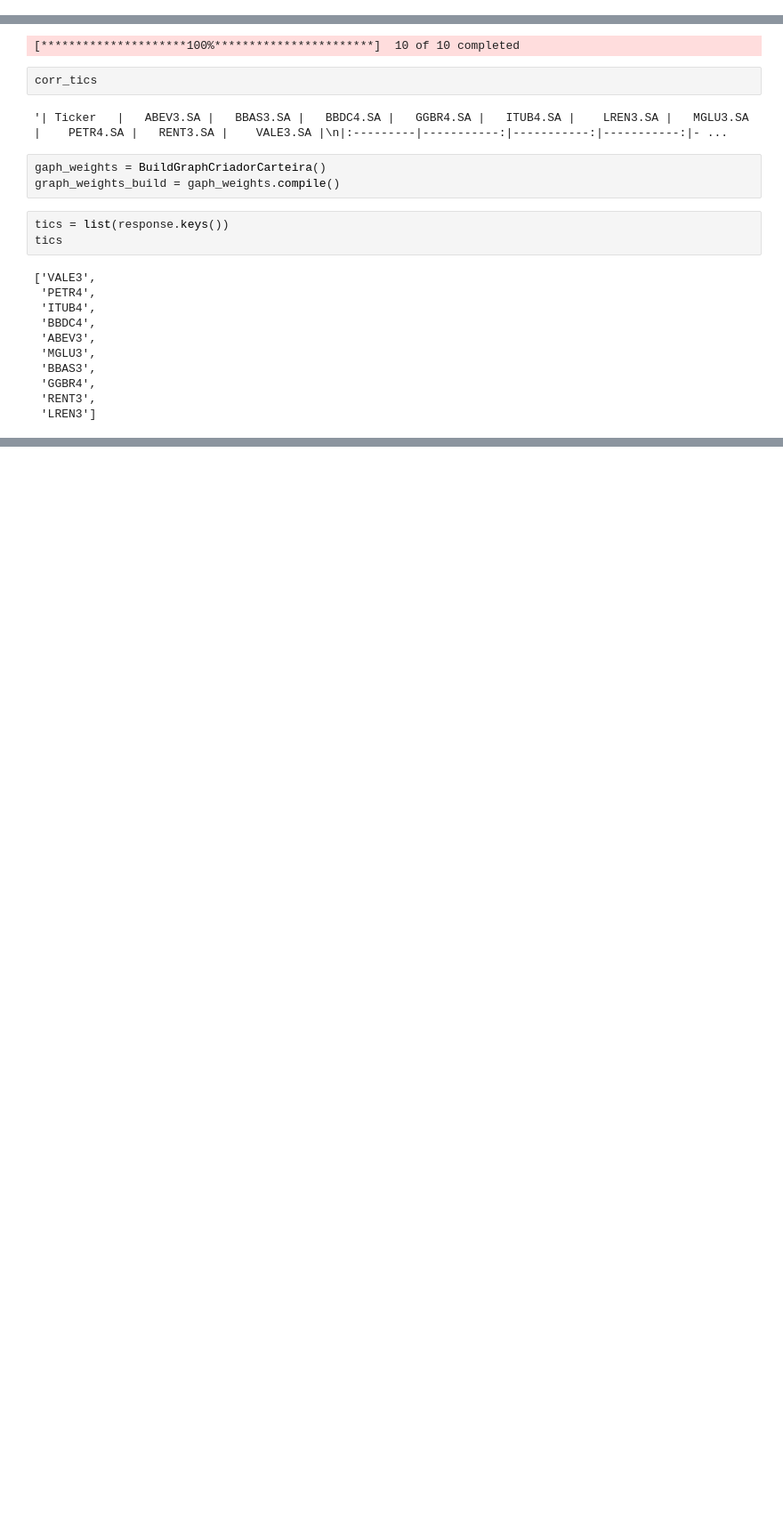
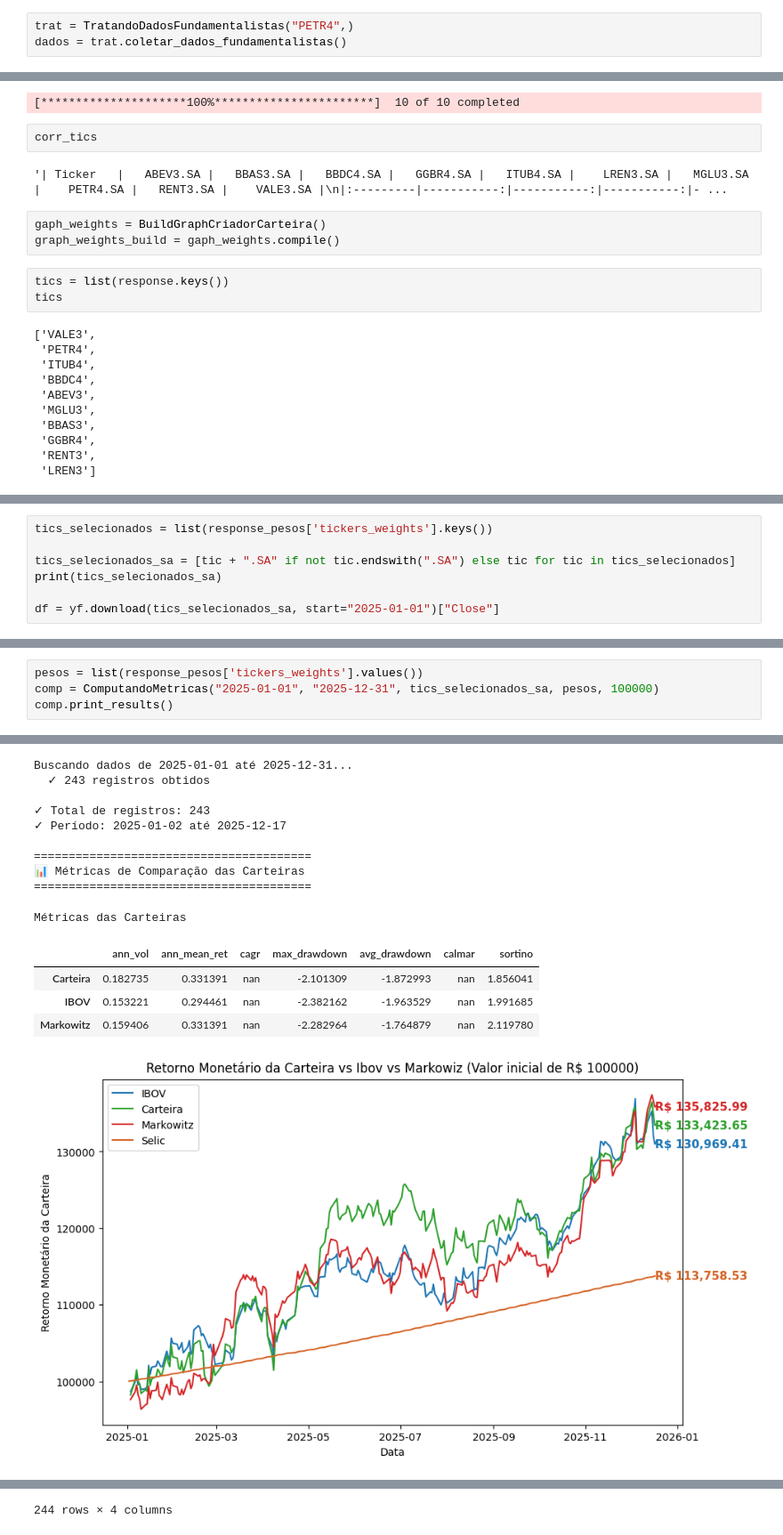
Before and after one commit to Jeferson100/Agent-Portfolio-Optimizer, a Jupyter notebook: notebooks/chamando_agentes.ipynb, the cells around one changed output, grey strips where cells are left out. Shown: that part at 89% size. Cells and saved outputs as stored; diff of their text form; blank space fills up the shorter version.

```diff
--- a/notebooks/chamando_agentes.ipynb
+++ b/notebooks/chamando_agentes.ipynb
@@ -42,3 +42,6 @@ OpenTelemetry Tracing Details
 # Chamando agentes
 # %%
 from portfolio_optimizer import BuildGraphAvaliacaoTics, BuildGraphCriadorCarteira, StateClassification, TratatandoDadosFundamentalistas, DadosFundamentalistas, transformando_data_frame_para_markdown, StateCarteira
+# %%
+trat = TratandoDadosFundamentalistas("PETR4",)
+dados = trat.coletar_dados_fundamentalistas()
@@ -157,0 +183,7 @@ response_pesos = await graph_weights_build.ainvoke(
+# %%
+tics_selecionados = list(response_pesos['tickers_weights'].keys())
+
+tics_selecionados_sa = [tic + ".SA" if not tic.endswith(".SA") else tic for tic in tics_selecionados]
+print(tics_selecionados_sa)
+
+df = yf.download(tics_selecionados_sa, start="2025-01-01")["Close"]
@@ -157,0 +498,5 @@ response_pesos = await graph_weights_build.ainvoke(
+# %%
+pesos = list(response_pesos['tickers_weights'].values())
+comp = ComputandoMetricas("2025-01-01", "2025-12-31", tics_selecionados_sa, pesos, 100000)
+comp.print_results()
+# %% [output]
@@ -157,0 +505,15 @@ response_pesos = await graph_weights_build.ainvoke(
+Buscando dados de 2025-01-01 até 2025-12-31...
+  ✓ 243 registros obtidos
+
+✓ Total de registros: 243
+✓ Período: 2025-01-02 até 2025-12-17
+
+========================================
+📊 Métricas de Comparação das Carteiras
+========================================
+Métricas das Carteiras
+|  | ann_vol | ann_mean_ret | cagr | max_drawdown | avg_drawdown | calmar | sortino |
+| Carteira | 0.182735 | 0.331391 | nan | -2.101309 | -1.872993 | nan | 1.856041 |
+| IBOV | 0.153221 | 0.294461 | nan | -2.382162 | -1.963529 | nan | 1.991685 |
+| Markowitz | 0.159406 | 0.331391 | nan | -2.282964 | -1.764879 | nan | 2.119780 |
+[figure, added]
@@ -157,0 +533 @@ response_pesos = await graph_weights_build.ainvoke(
+244 rows × 4 columns
```
Also changed, not shown: parts of 10 cells of this notebook, 54 other files.
